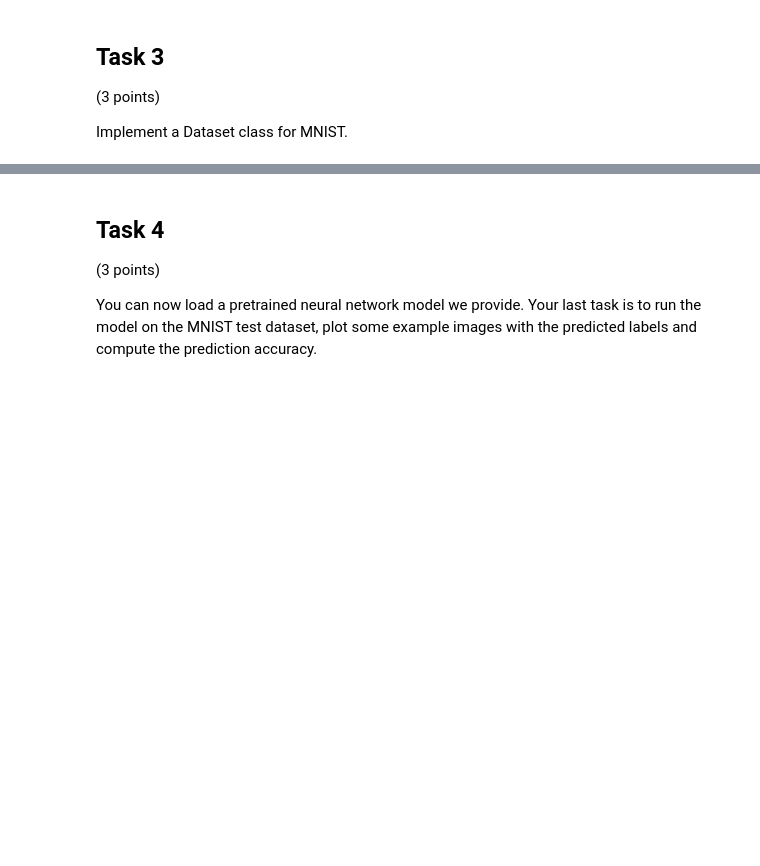
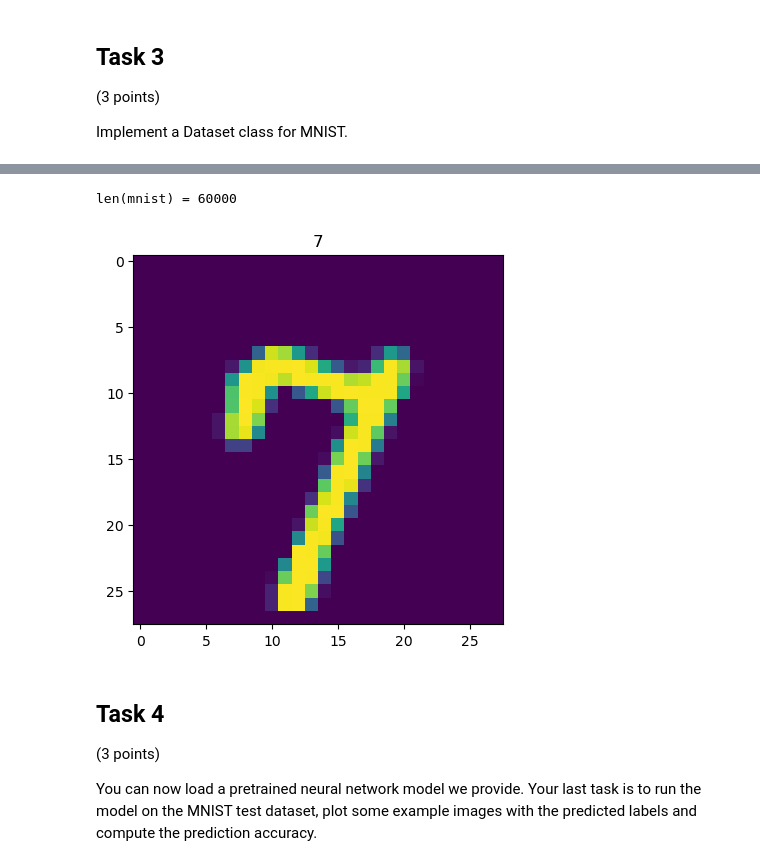
Before and after one commit to anuramat/3dcv-students, a Jupyter notebook: 2.0-tl-pytorch.ipynb, the cells around one changed output, grey strips where cells are left out. Saved outputs shown, nothing was run; the diff lists cells and outputs as text; code cells hidden in the pictures; blank space fills up the shorter version.

```diff
--- a/2.0-tl-pytorch.ipynb
+++ b/2.0-tl-pytorch.ipynb
@@ -68,15 +84,15 @@ image = torch.tensor(image)
 print(image.shape)
 
 # Flatten the image
-image = image.reshape(-1)
+image = image.flatten()
 print(len(image))
 
 # Add another dimension resulting in a 1x78643 tensor
-image = image.reshape(1,-1)
+image = image.unsqueeze(0)
 print(image.shape)
 
 # Revert the last action
-imgae = image.reshape(-1)
+image = image.flatten()
 print(image.shape)
 
 # Reshape the tensor, so that it has the original 2D dimensions
@@ -159,4 +173,7 @@ Done!
 # %%
+from collections import namedtuple
+Pair = namedtuple('Pair', ['data', 'cls'])
+
 class MNIST:
     """
     Dataset class for MNIST
@@ -174,18 +191,27 @@ class MNIST:
 
         # TODO: create a list of all subdirectories (named like the classes)
         #       within the dataset root
+        classes = os.listdir(root)
 
 
         # TODO: create a list of paths to all images
         #       with the ground truth label
+        pairs = []
+        for cls in classes:
+            class_path = os.path.join(root, cls)
+            images = os.listdir(class_path)
+            for image in images:
+                pairs.append(Pair(data = os.path.join(class_path,image), cls = int(cls)))
+        self.pairs = pairs
+
 
 
     def __len__(self):
         """
-        Returns the lenght of the dataset (number of images)
+        Returns the lenght of the dataset (number of imageata/mnist/trainings)
         """
         # TODO: return the length (number of images) of the dataset
-
+        return len(self.pairs)
 
     def __getitem__(self, index):
         """
@@ -194,12 +220,26 @@ class MNIST:
         index -- image index in [0, self.__len__() - 1]
         """
         # TODO: load the ith image as an numpy array (dtype=float32)
-
+        path = self.pairs[index].data
+        arr = skimage.io.imread(path).astype('float32')/255
 
         # TODO: apply transforms to the image (if there are any)
-
+        if self.transform:
+            arr = self.transform(arr)
 
         # TODO: return a tuple (transformed image, ground truth)
+        return Pair(arr, self.pairs[index].cls)
+# %%
+mnist = MNIST('./data/mnist/training')
+print(f'len(mnist) = {len(mnist)}')
+idx = 0
+pair = mnist[idx]
+plt.imshow(pair.data)
+plt.title(pair.cls)
+plt.show()
+# %% [output]
+len(mnist) = 60000
+[figure, added]
 # %% [markdown]
 ## Task 4
 (3 points)
```
Also changed, not shown: parts of 5 cells of this notebook.
